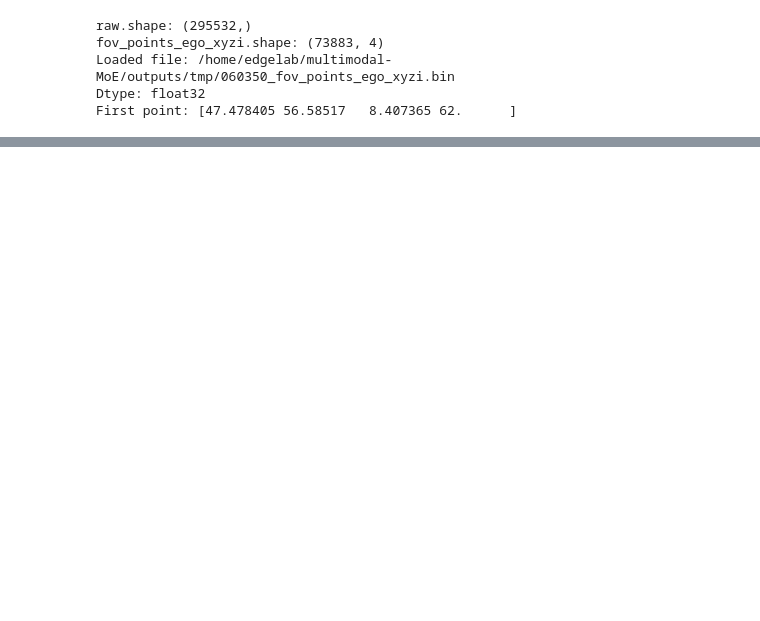
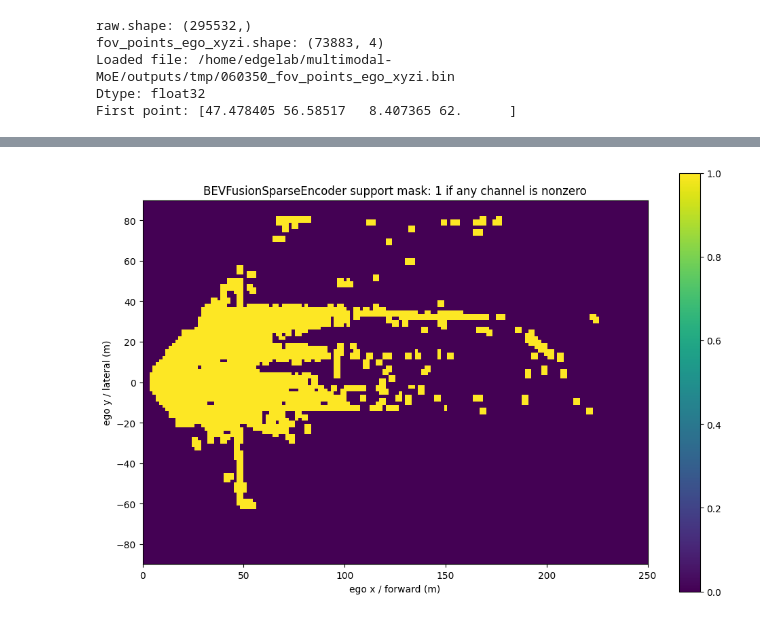
Before and after one commit to scaleoutsystems/multimodal-MoE, a Jupyter notebook: notebooks/BEV_Fusion_lidar_only.ipynb, the cells around one changed output, grey strips where cells are left out. Saved outputs shown, nothing was run; the diff lists cells and outputs as text; code cells hidden in the pictures; blank space fills up the shorter version.

```diff
--- a/notebooks/BEV_Fusion_lidar_only.ipynb
+++ b/notebooks/BEV_Fusion_lidar_only.ipynb
@@ -240 +352,27 @@ torch.Size([1, 512, 112, 156])
+# %%
+# ============================================================
+# Visualize encoder support in BEV
+#
+# bev_feature_map: [B, C, X_reduced, Y_reduced]
+# support map:     [X_reduced, Y_reduced]
+#
+# We transpose to [Y, X] before plotting with imshow.
+# ============================================================
+
+bev_support_xy = (bev.abs().sum(dim=0) > 0).numpy().astype(np.float32)  # [X_reduced, Y_reduced]
+
+plt.figure(figsize=(12, 8))
+plt.imshow(
+    bev_support_xy.T,
+    origin="lower",
+    extent=extent,
+    aspect="equal"
+)
+plt.title("BEVFusionSparseEncoder support mask: 1 if any channel is nonzero")
+plt.xlabel("ego x / forward (m)")
+plt.ylabel("ego y / lateral (m)")
+plt.colorbar()
+plt.show()
+# %% [output]
+[figure, added]
 # %%
```
Also changed, not shown: parts of 10 cells of this notebook.
